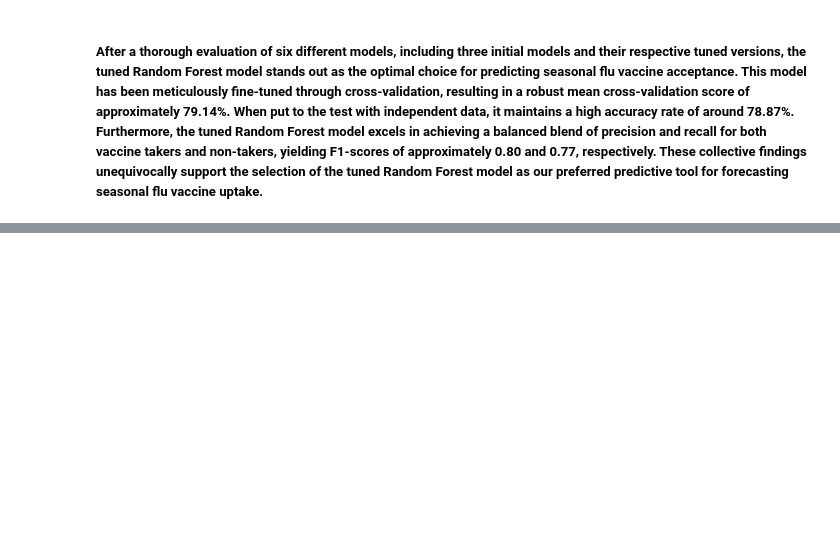
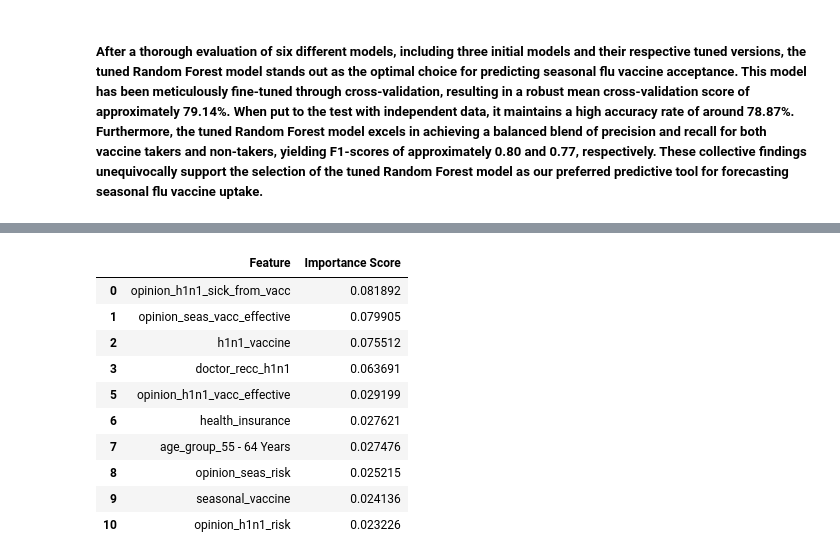
Before and after one commit to pmjustafort/flushotlearning, a Jupyter notebook: paul_scratch.ipynb, the cells around one changed output, grey strips where cells are left out. Saved outputs shown, nothing was run; the diff lists cells and outputs as text; code cells hidden in the pictures; blank space fills up the shorter version.

```diff
--- a/paul_scratch.ipynb
+++ b/paul_scratch.ipynb
@@ -547,0 +649,22 @@ models_results
+# %%
+# Creating a DataFrame with feature names and importance scores
+feature_importance_df = pd.DataFrame({'Feature': sorted_feature_names, 'Importance Score': sorted_importances})
+
+# Exclude 'respondent_id' from the top features
+top_n = 10  # Keep the top 10 features
+top_10_features_df = feature_importance_df[feature_importance_df['Feature'] != 'respondent_id'].head(top_n)
+
+# Top_10_features_df for further analysis or display it
+top_10_features_df
+# %% [output]
+|  | Feature | Importance Score |
+| 0 | opinion_h1n1_sick_from_vacc | 0.081892 |
+| 1 | opinion_seas_vacc_effective | 0.079905 |
+| 2 | h1n1_vaccine | 0.075512 |
+| 3 | doctor_recc_h1n1 | 0.063691 |
+| 5 | opinion_h1n1_vacc_effective | 0.029199 |
+| 6 | health_insurance | 0.027621 |
+| 7 | age_group_55 - 64 Years | 0.027476 |
+| 8 | opinion_seas_risk | 0.025215 |
+| 9 | seasonal_vaccine | 0.024136 |
+| 10 | opinion_h1n1_risk | 0.023226 |
```
Also changed, not shown: parts of 8 cells of this notebook, 3 other files.
